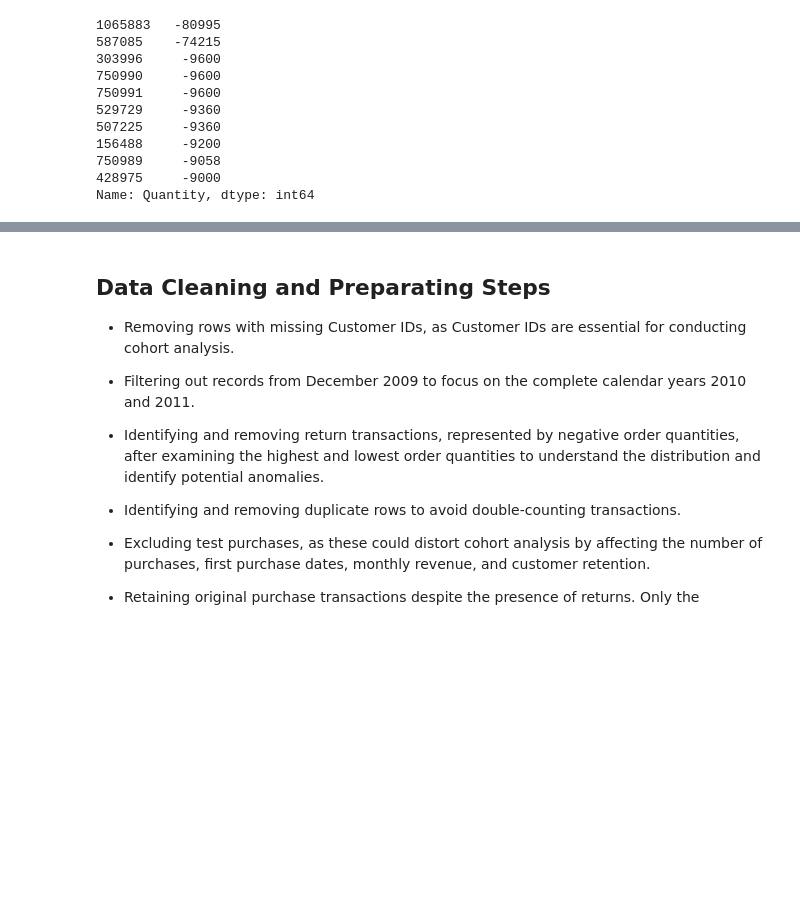
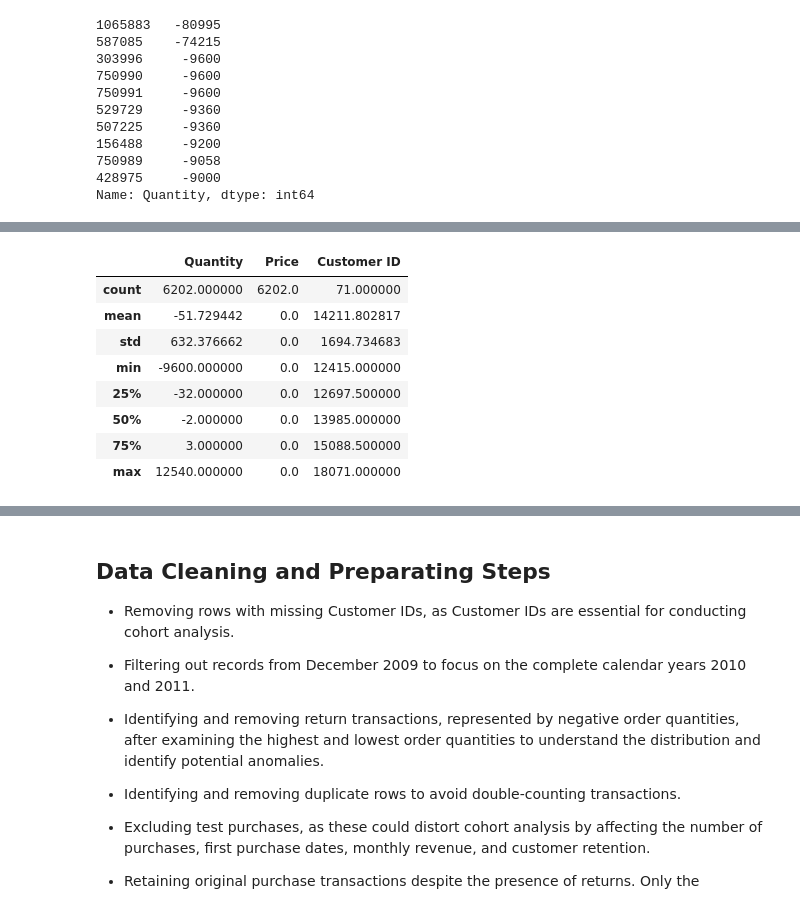
Before and after one commit to kerstin-guttenberger/uci-ii-cohort-analysis, a Jupyter notebook: Online-Retail-cohort-analysis.ipynb, the cells around one changed output, grey strips where cells are left out. Saved outputs shown, nothing was run; the diff lists cells and outputs as text; code cells hidden in the pictures; blank space fills up the shorter version.

```diff
--- a/Online-Retail-cohort-analysis.ipynb
+++ b/Online-Retail-cohort-analysis.ipynb
@@ -177,3 +177,15 @@ df_retail.nsmallest(10, 'Quantity')[
 | 156488 | 504311 | 22197 | NaN | -9200 | 2010-04-12 14:39:00 | NaN |
 | 750989 | 556687 | 23003 | Printing smudges/thrown away | -9058 | 2011-06-14 10:36:00 | NaN |
 | 194372 | 507913 | 10120 | Zebra invcing error | -9000 | 2010-05-11 17:16:00 | NaN |
+# %%
+df_retail[df_retail["Price"] == 0].describe()
+# %% [output]
+|  | Quantity | Price | Customer ID |
+| count | 6202.000000 | 6202.0 | 71.000000 |
+| mean | -51.729442 | 0.0 | 14211.802817 |
+| std | 632.376662 | 0.0 | 1694.734683 |
+| min | -9600.000000 | 0.0 | 12415.000000 |
+| 25% | -32.000000 | 0.0 | 12697.500000 |
+| 50% | -2.000000 | 0.0 | 13985.000000 |
+| 75% | 3.000000 | 0.0 | 15088.500000 |
+| max | 12540.000000 | 0.0 | 18071.000000 |
```
Also changed, not shown: parts of 9 cells of this notebook.
